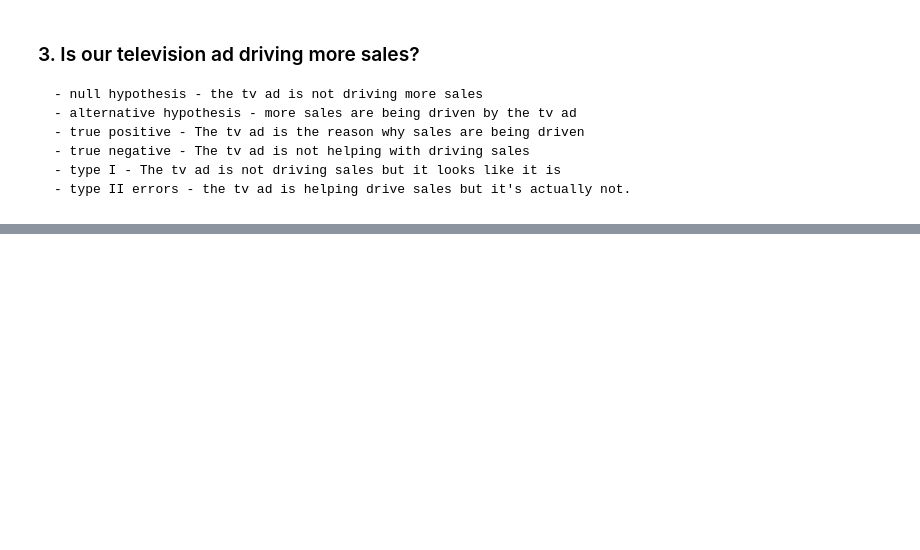
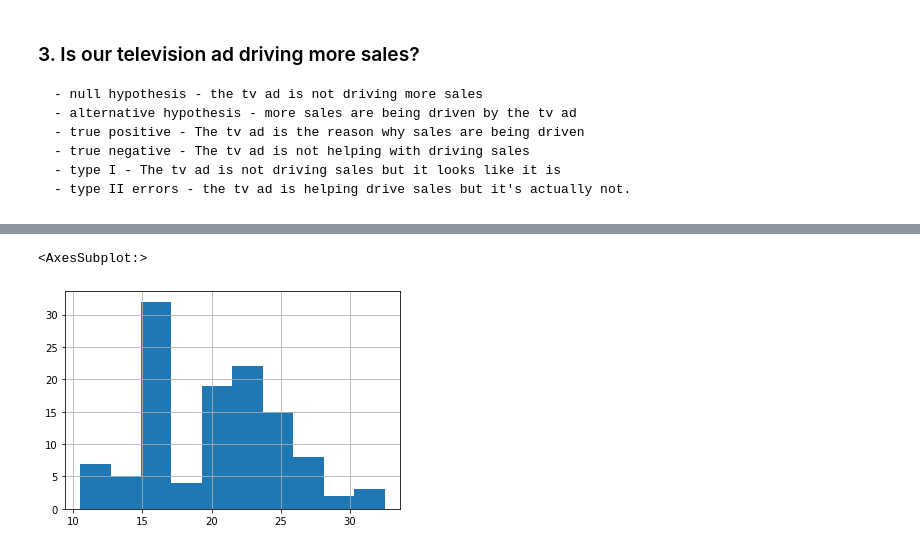
Before and after one commit to Jason-R-Turner/statistics-exercises, a Jupyter notebook: hypothesis_testing.ipynb, the cells around one changed output, grey strips where cells are left out. Cells and saved outputs as stored; diff of their text form; code cells hidden in the pictures; blank space fills up the shorter version.

```diff
--- a/hypothesis_testing.ipynb
+++ b/hypothesis_testing.ipynb
@@ -34,0 +127,5 @@ Note: Think about the number of confounding factors that might drive changes to
+# %%
+mpg_2008.hist()
+# %% [output]
+<AxesSubplot:>
+[figure, added]
```
Also changed, not shown: parts of 52 cells of this notebook, 1 other file.
